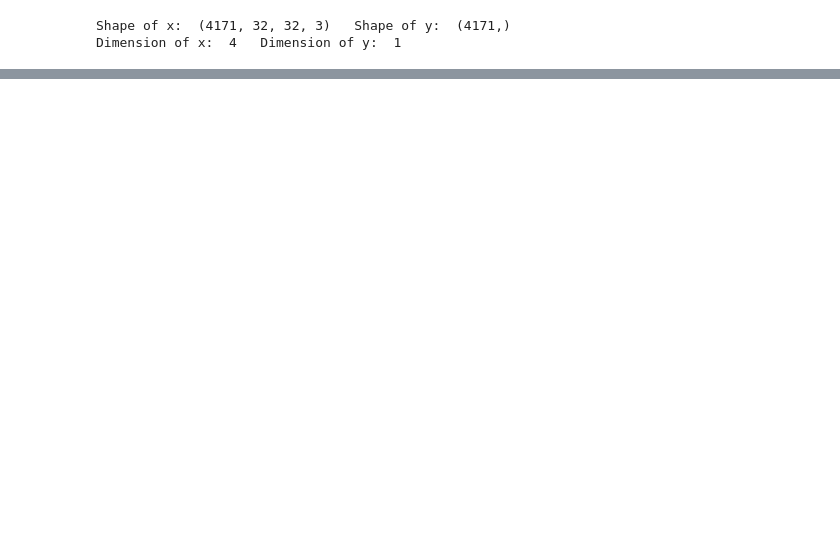
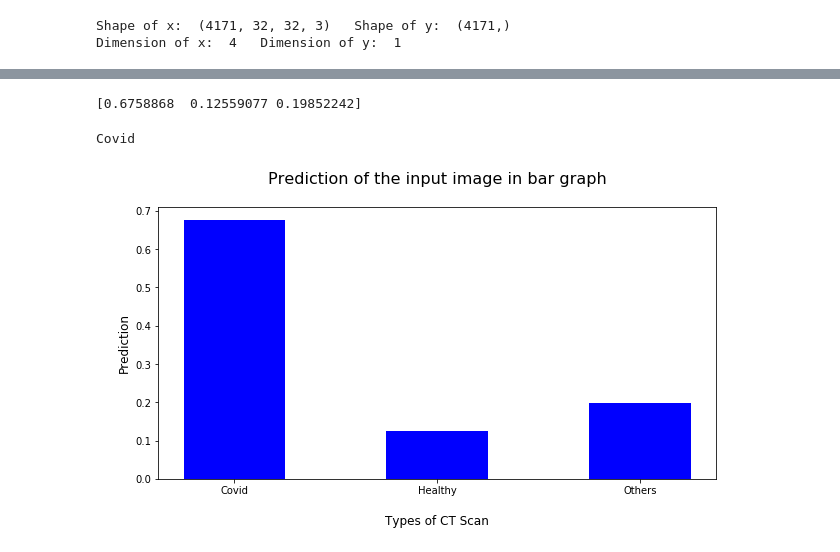
Before and after one commit to arindammajee/COVID19-Detection-from-Chest-CT-Scan, a Jupyter notebook: COVID Detection from Brain CT Scan CNN model.ipynb, the cells around one changed output, grey strips where cells are left out. Drawn from its saved outputs; the diff is of its cells as text; code cells hidden in the pictures; blank space fills up the shorter version.

```diff
--- a/COVID Detection from Brain CT Scan CNN model.ipynb
+++ b/COVID Detection from Brain CT Scan CNN model.ipynb
@@ -95,12 +131,12 @@ IMG_ROWS = 32
 IMG_COLS = 32
 
 #CONSTANT
-BATCH_SIZE = 5
+BATCH_SIZE = 8
 NB_EPOCH = 10
-NB_CLASSES = 10
+NB_CLASSES = 3
 VERBOSE = 1
 VALIDATION_SPLIT = 0.15
-OPTIM = RMSprop()  # Other optimizers are SGD, Adam, Adagrad
+OPTIM = RMSprop()  # Other optimizers are SGD, Adam, RMSprop, Adagrad
 # %%
 #convert to categorical
 Y_train = np_utils.to_categorical(y_train, NB_CLASSES)
@@ -117,11 +159,14 @@ model = Sequential()
 model.add(Conv2D(32,(3,3),padding = 'same',input_shape=(IMG_ROWS, IMG_COLS, IMG_CHANNELS)))
 model.add(Activation('relu'))
 model.add(MaxPooling2D(pool_size=(2,2)))
-model.add(Dropout(0.25))
+model.add(Dropout(0.3))
 model.add(Flatten())
 model.add(Dense(512))
 model.add(Activation('relu'))
 model.add(Dropout(0.5))
+model.add(Dense(256))
+model.add(Activation('relu'))
+model.add(Dropout(0.2))
 model.add(Dense(NB_CLASSES))
 model.add(Activation('softmax'))
 model.summary()
@@ -175,0 +225,4 @@ Accuracy may increase if the no of epochs increases or another optimizer is used
+# %%
+print(predictions[0])
+# %% [output]
+[0.6758868  0.12559077 0.19852242]
@@ -175,0 +244,20 @@ Accuracy may increase if the no of epochs increases or another optimizer is used
+# %%
+print(label_prediction(X_test[0]))
+# %% [output]
+Covid
+# %%
+def plot_prediction(input_image_array):
+    reshaped_input_image_array = input_image_array.reshape(1,IMG_ROWS, IMG_COLS,IMG_CHANNELS)
+    prediction = model.predict(reshaped_input_image_array)
+    label_names = ['Covid','Healthy','Others']
+    fig = plt.figure(figsize = (10,5))
+    plt.bar(label_names, prediction.reshape(3,), color='blue', width=0.5)
+    plt.title('Prediction of the input image in bar graph\n',size=16)
+    plt.ylabel('\nPrediction',size=12)
+    plt.xlabel('\nTypes of CT Scan',size=12)
+
+    plt.show()
+# %%
+plot_prediction(X_test[0])
+# %% [output]
+[figure, added]
```
Also changed, not shown: parts of 15 cells of this notebook, 2 other files.
